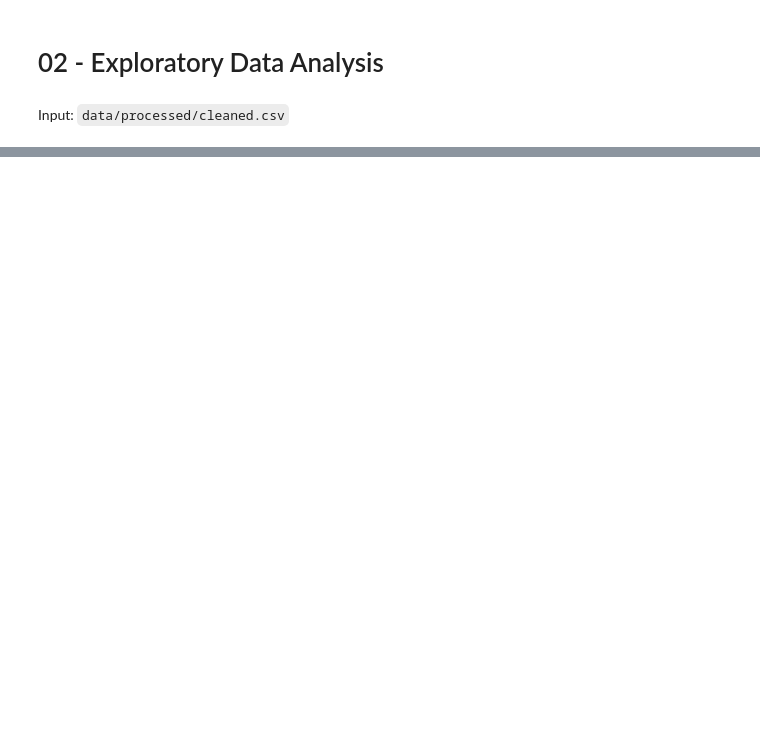
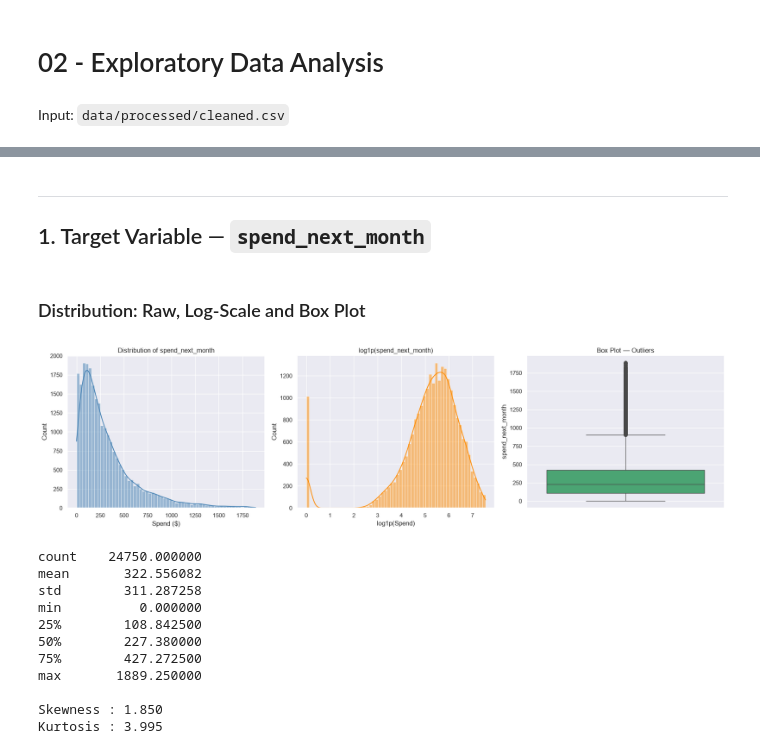
Before and after one commit to arkadeycns/cosmo, a Jupyter notebook: 02_eda.ipynb, the cells around one changed output, grey strips where cells are left out. Drawn from its saved outputs; the diff is of its cells as text; code cells hidden in the pictures; blank space fills up the shorter version.

Commit message:
Expand EDA with significance tests, zero and high spender analysis, tier segments

```diff
--- a/02_eda.ipynb
+++ b/02_eda.ipynb
@@ -97,0 +7,18 @@ plt.show()
+# %%
+import pandas as pd
+import numpy as np
+import seaborn as sns
+import matplotlib.pyplot as plt
+import warnings
+from pathlib import Path
+from scipy.stats import f_oneway, ttest_ind
+
+warnings.filterwarnings('ignore', category=FutureWarning)
+warnings.filterwarnings('ignore', category=UserWarning)
+
+sns.set(style="darkgrid")
+
+BASE = Path('.')
+df = pd.read_csv(BASE / 'data' / 'processed' / 'cleaned.csv')
+print(f"Loaded: {df.shape[0]:,} rows x {df.shape[1]} columns")
+df.head()
@@ -97,0 +34,38 @@ plt.show()
+# %% [markdown]
+---
+## 1. Target Variable — `spend_next_month`
+# %% [markdown]
+### Distribution: Raw, Log-Scale and Box Plot
+# %%
+fig, axes = plt.subplots(1, 3, figsize=(18, 5))
+
+sns.histplot(df['spend_next_month'], bins=60, kde=True, ax=axes[0], color='steelblue')
+axes[0].set_title('Distribution of spend_next_month')
+axes[0].set_xlabel('Spend ($)')
+
+sns.histplot(np.log1p(df['spend_next_month']), bins=60, kde=True, ax=axes[1], color='darkorange')
+axes[1].set_title('log1p(spend_next_month)')
+axes[1].set_xlabel('log1p(Spend)')
+
+sns.boxplot(y=df['spend_next_month'], ax=axes[2], color='mediumseagreen')
+axes[2].set_title('Box Plot — Outliers')
+
+plt.tight_layout()
+plt.show()
+
+print(df['spend_next_month'].describe().to_string())
+print(f"\nSkewness : {df['spend_next_month'].skew():.3f}")
+print(f"Kurtosis : {df['spend_next_month'].kurtosis():.3f}")
+# %% [output]
+[figure, added]
+count    24750.000000
+mean       322.556082
+std        311.287258
+min          0.000000
+25%        108.842500
+50%        227.380000
+75%        427.272500
+max       1889.250000
+
+Skewness : 1.850
+Kurtosis : 3.995
```
Also changed, not shown: parts of 39 cells of this notebook.
